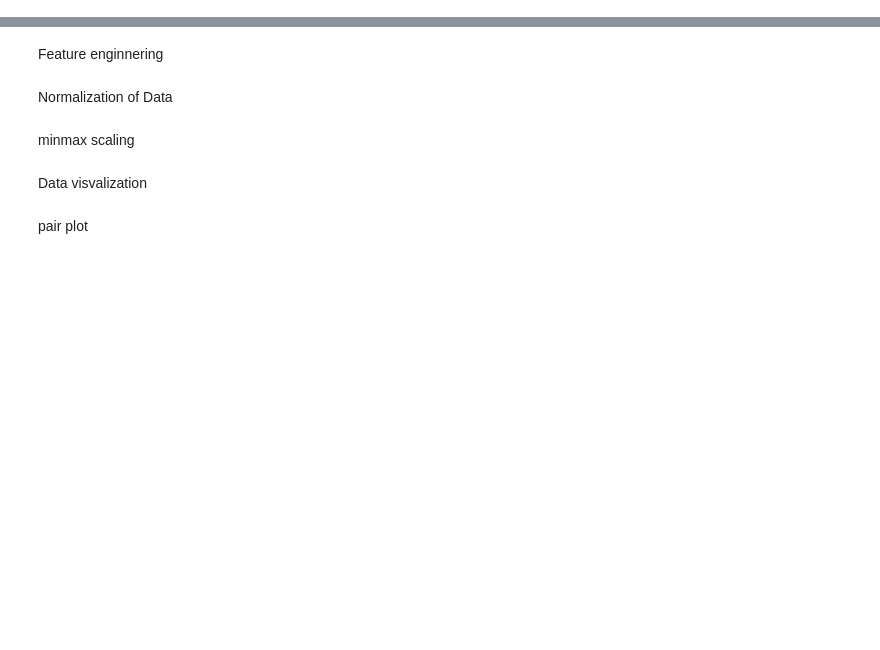
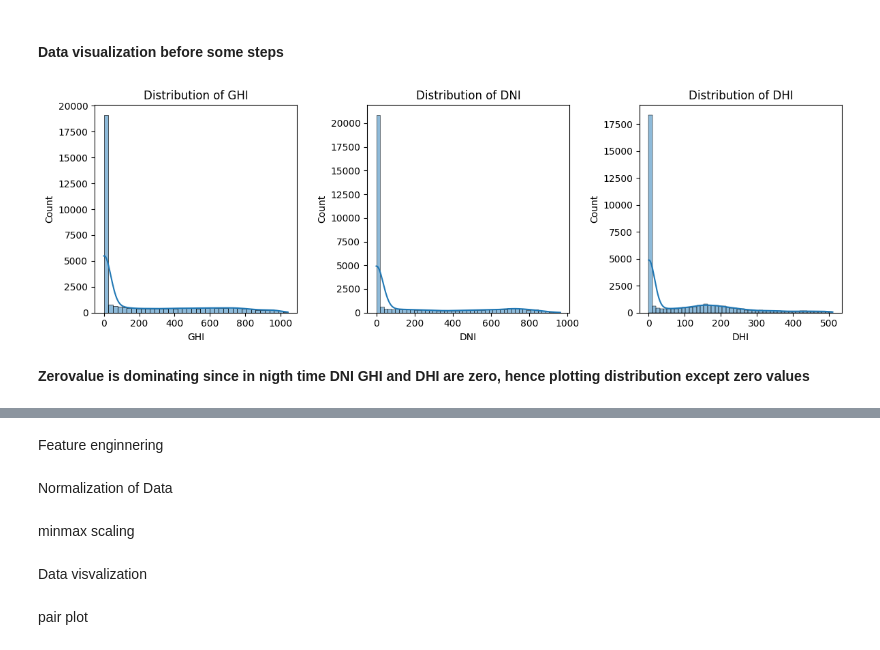
Before and after one commit to pro-nine/Pranav_project_Timeseries, a Jupyter notebook: Solar_irrdc_pred.ipynb, the cells around one changed output, grey strips where cells are left out. Cells and saved outputs as stored; diff of their text form; code cells hidden in the pictures; blank space fills up the shorter version.

```diff
--- a/Solar_irrdc_pred.ipynb
+++ b/Solar_irrdc_pred.ipynb
@@ -20,8 +30,8 @@ Requirement already satisfied: six in /usr/local/lib/python3.10/dist-packages (f
 # %%
-data = pd.read_csv('/content/1701399_13.09_30.86_tdy-2022.csv', skiprows=2)
+data = pd.read_csv('/content/3066092_19.13_72.90_2017.csv', skiprows=2)
 
-# Step 3: Initial data inspection
-print(data.head()) # To Display the first few rows of the dataset
+# Initial data inspection
 print(data.info())  # Summary of the dataset to understand its structure
 print(data.describe())
+data.head() # To Display the first few rows of the dataset
 # %% [output]
@@ -68,0 +62,10 @@ None
+# %%
+# Checking for zero values in DNI, GHI, DHI
+print("\nCount of Zero Values in DNI, GHI, and DHI:")
+for col in ['DNI', 'GHI', 'DHI']:
+    print(f"{col}: {(data[col] == 0).sum()} rows")
+
+# Inspecting the time-related columns (Year, Month, Day, Hour, Minute)
+for col in ['Year', 'Month', 'Day', 'Hour', 'Minute']:
+    print(f"Unique Values in {col}:")
+    print(data[col].unique())
@@ -68,0 +88,10 @@ None
+# %%
+data= data.drop(columns=[col for col in data.columns if 'Unnamed' in col])# removing 'Unamed' column
+print("columns after removing 'Unnamed' columns :", data.columns)
+# Convert Year, Month, Day, Hour, Minute to a datetime index
+data['Timestamp'] = pd.to_datetime(data[['Year', 'Month', 'Day', 'Hour', 'Minute']])
+data.set_index('Timestamp', inplace=True)
+
+# Drop redundant time columns
+data.drop(columns=['Year', 'Month', 'Day', 'Hour', 'Minute'], inplace=True)
+print("\ncolumns after creating new index 'Timestamp':",data.columns)
@@ -68,0 +175,18 @@ None
+# %% [markdown]
+#### **Data visualization before some steps**
+# %%
+#check distribution of GHI, DNI, DHI
+
+plt.figure(figsize=(12, 4))  #
+
+for i, col in enumerate(['GHI', 'DNI', 'DHI']):
+    plt.subplot(1, 3, i + 1) # i + 1 since subplot indexing starts from 1
+    sns.histplot(data[col], kde=True)  # Plot histogram with kernel density estimation
+    plt.title(f'Distribution of {col}')
+
+plt.tight_layout()  # Adjust spacing between subplots
+plt.show()  # Display the plot
+# %% [output]
+[figure, added]
+# %% [markdown]
+**Zerovalue is dominating since in nigth time DNI GHI and DHI are zero, hence plotting distribution except zero values**
```
Also changed, not shown: parts of 48 cells of this notebook.
